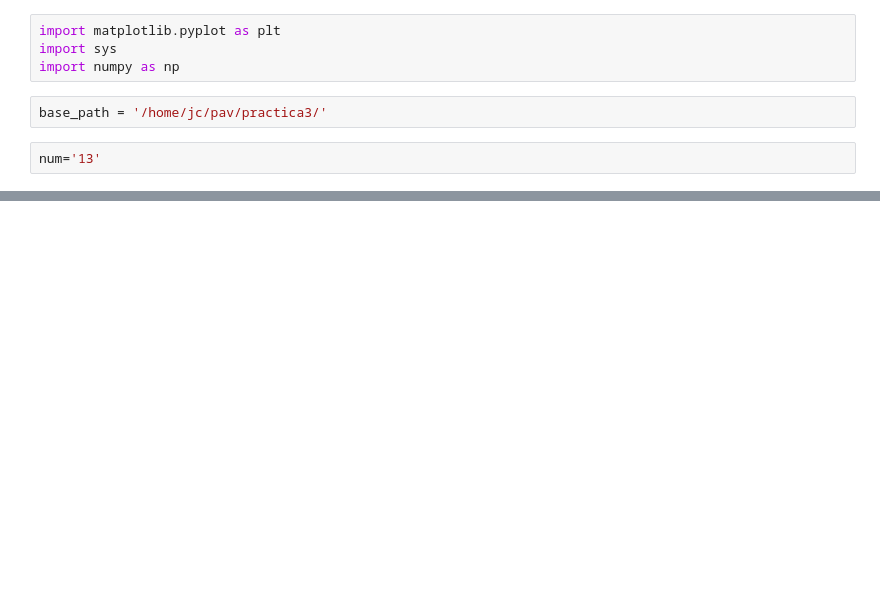
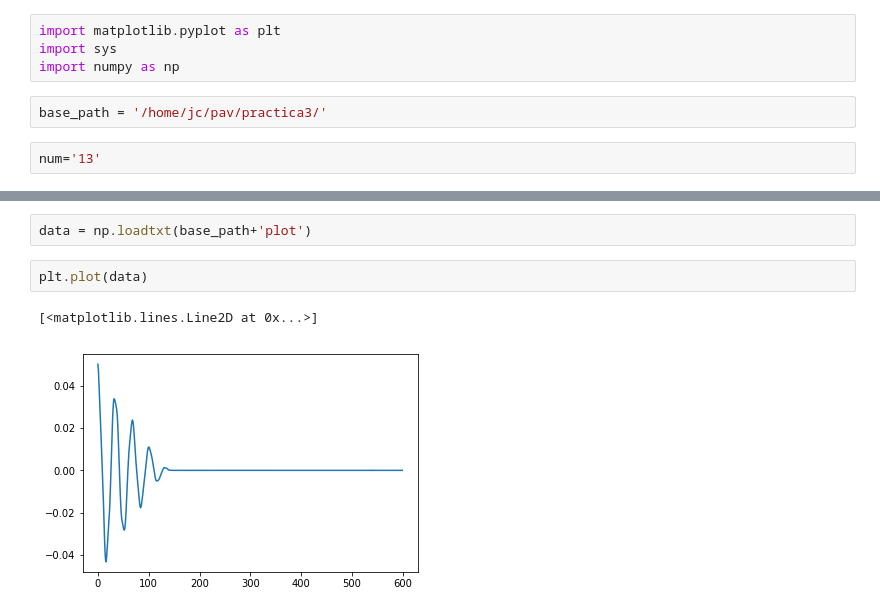
Before and after one commit to jaumecolomhernandez/pav, a Jupyter notebook: practica3/Plots.ipynb, the cells around one changed output, grey strips where cells are left out. Saved outputs shown, nothing was run; the diff lists cells and outputs as text; blank space fills up the shorter version.

```diff
--- a/practica3/Plots.ipynb
+++ b/practica3/Plots.ipynb
@@ -16,0 +25,7 @@ plt.plot(data2)
+# %%
+data = np.loadtxt(base_path+'plot')
+# %%
+plt.plot(data)
+# %% [output]
+[<matplotlib.lines.Line2D at 0x...>]
+[figure, added]
```
Also changed, not shown: parts of 5 cells of this notebook, 8 other files.
